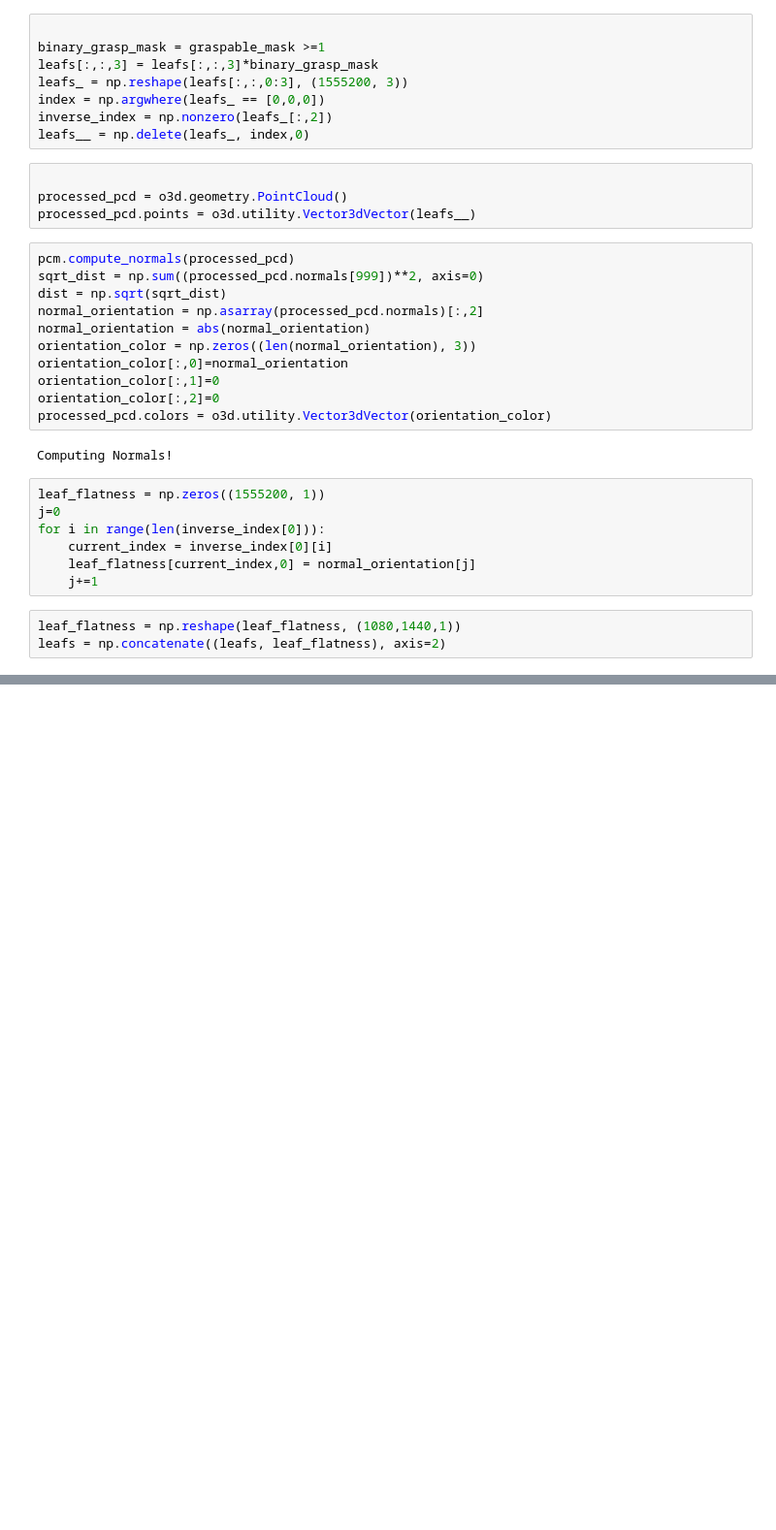
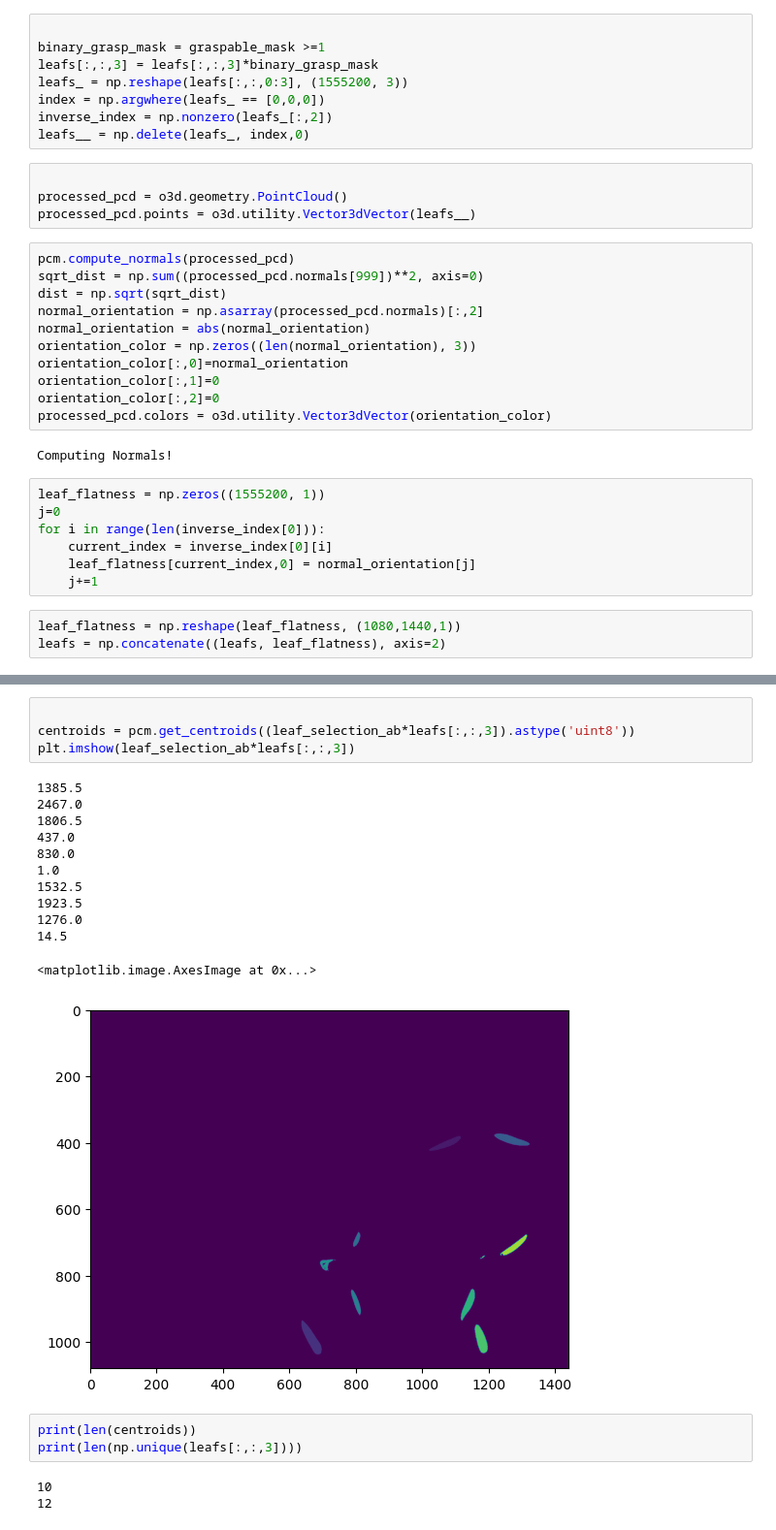
Before and after one commit to dfriishecht/leaf-grasping-point, a Jupyter notebook: PCDandDepth/find_optimal_leaf.ipynb, the cells around one changed output, grey strips where cells are left out. Shown at 97% size. Saved outputs shown, nothing was run; the diff lists cells and outputs as text; blank space fills up the shorter version.

```diff
--- a/PCDandDepth/find_optimal_leaf.ipynb
+++ b/PCDandDepth/find_optimal_leaf.ipynb
@@ -113,0 +142,23 @@ plt.show()
+# %%
+
+centroids = pcm.get_centroids((leaf_selection_ab*leafs[:,:,3]).astype('uint8'))
+plt.imshow(leaf_selection_ab*leafs[:,:,3])
+# %% [output]
+1385.5
+2467.0
+1806.5
+437.0
+830.0
+1.0
+1532.5
+1923.5
+1276.0
+14.5
+<matplotlib.image.AxesImage at 0x...>
+[figure, added]
+# %%
+print(len(centroids))
+print(len(np.unique(leafs[:,:,3])))
+# %% [output]
+10
+12
```
Also changed, not shown: parts of 7 cells of this notebook, 1 other file.
